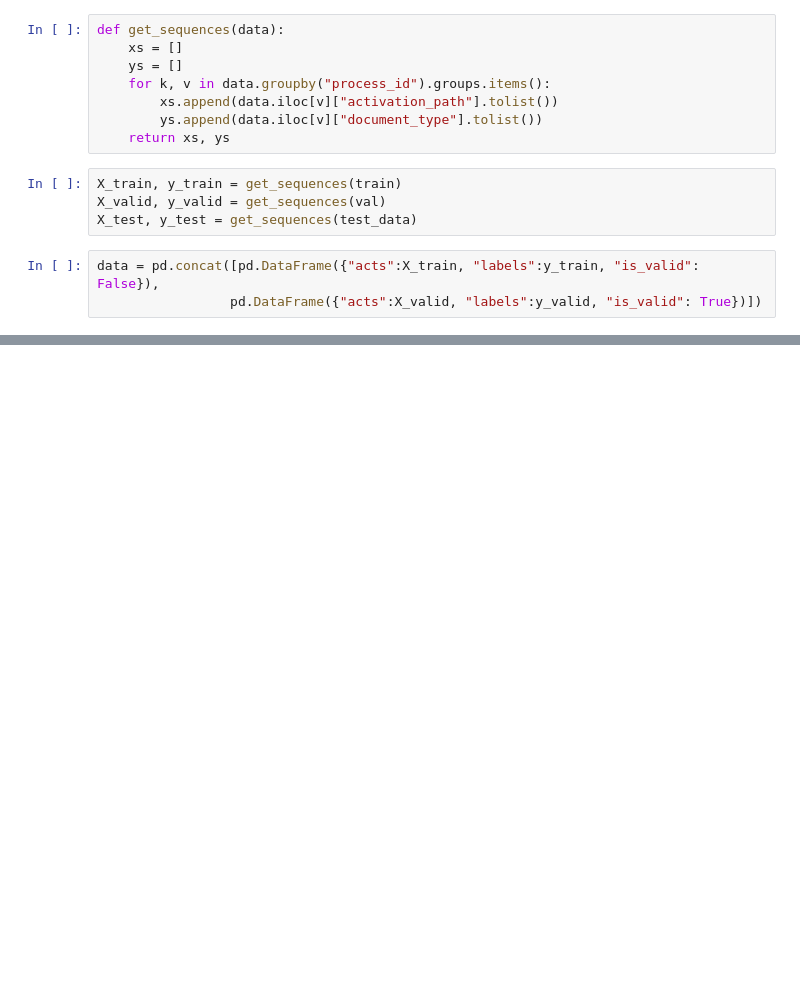
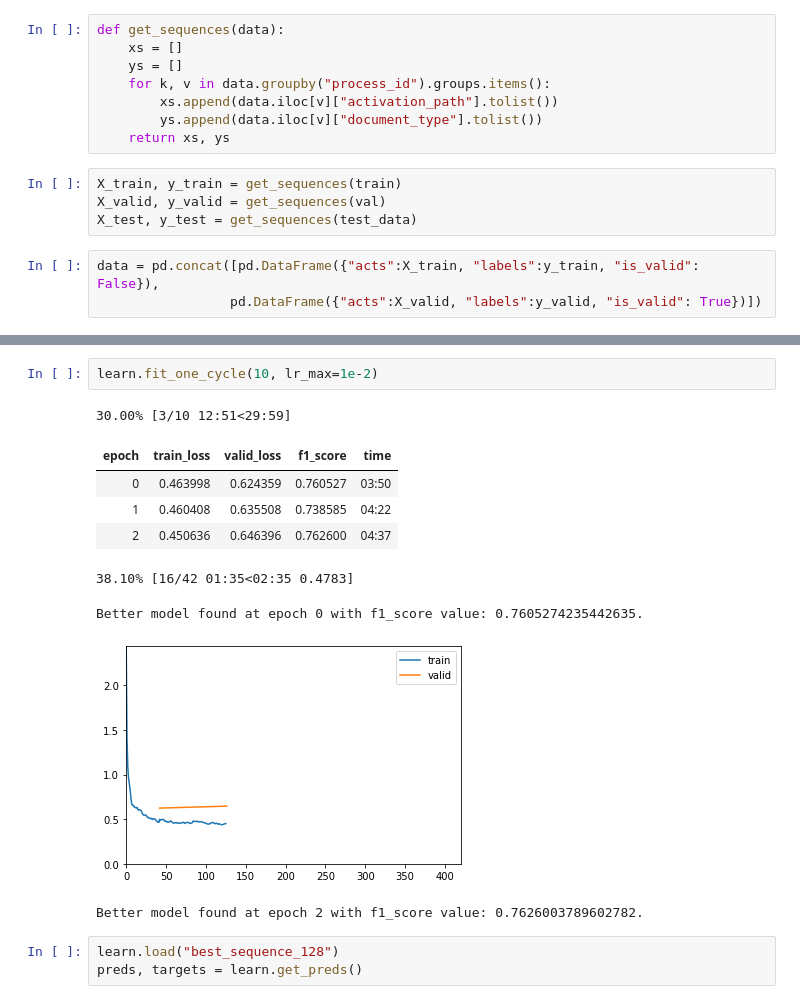
Before and after one commit to peluz/victor-visual-text, a Jupyter notebook: sequence_clf.ipynb, the cells around one changed output, grey strips where cells are left out. Cells and saved outputs as stored; diff of their text form; blank space fills up the shorter version.

```diff
--- a/sequence_clf.ipynb
+++ b/sequence_clf.ipynb
@@ -78,0 +185,15 @@ dls = dsets.dataloaders(dl_type=SortedDL, before_batch=pad_input)
+# %%
+learn.fit_one_cycle(10, lr_max=1e-2)
+# %% [output]
+30.00% [3/10 12:51<29:59]
+| epoch | train_loss | valid_loss | f1_score | time |
+| 0 | 0.463998 | 0.624359 | 0.760527 | 03:50 |
+| 1 | 0.460408 | 0.635508 | 0.738585 | 04:22 |
+| 2 | 0.450636 | 0.646396 | 0.762600 | 04:37 |
+38.10% [16/42 01:35<02:35 0.4783]
+Better model found at epoch 0 with f1_score value: 0.7605274235442635.
+[figure, added]
+Better model found at epoch 2 with f1_score value: 0.7626003789602782.
+# %%
+learn.load("best_sequence_128")
+preds, targets = learn.get_preds()
```
Also changed, not shown: parts of 27 cells of this notebook, 2 other files.
